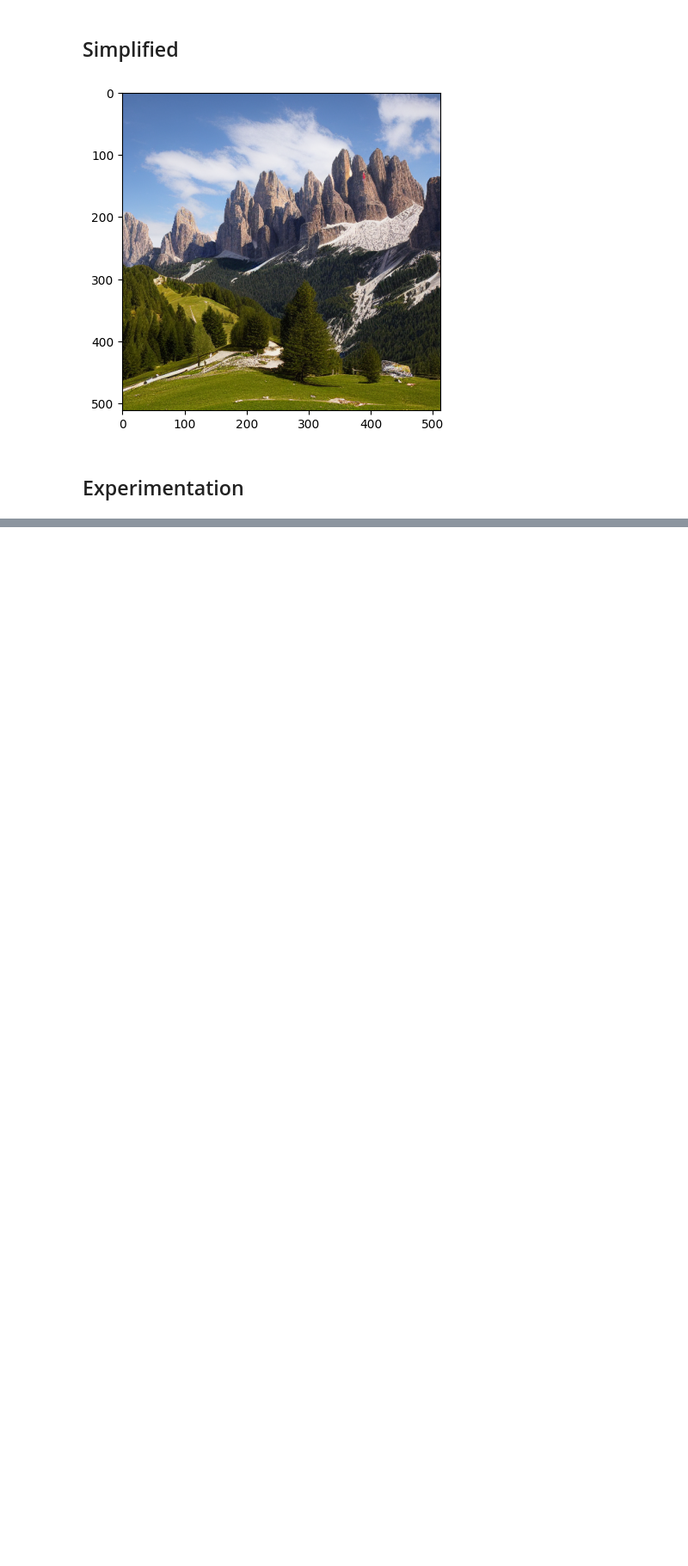
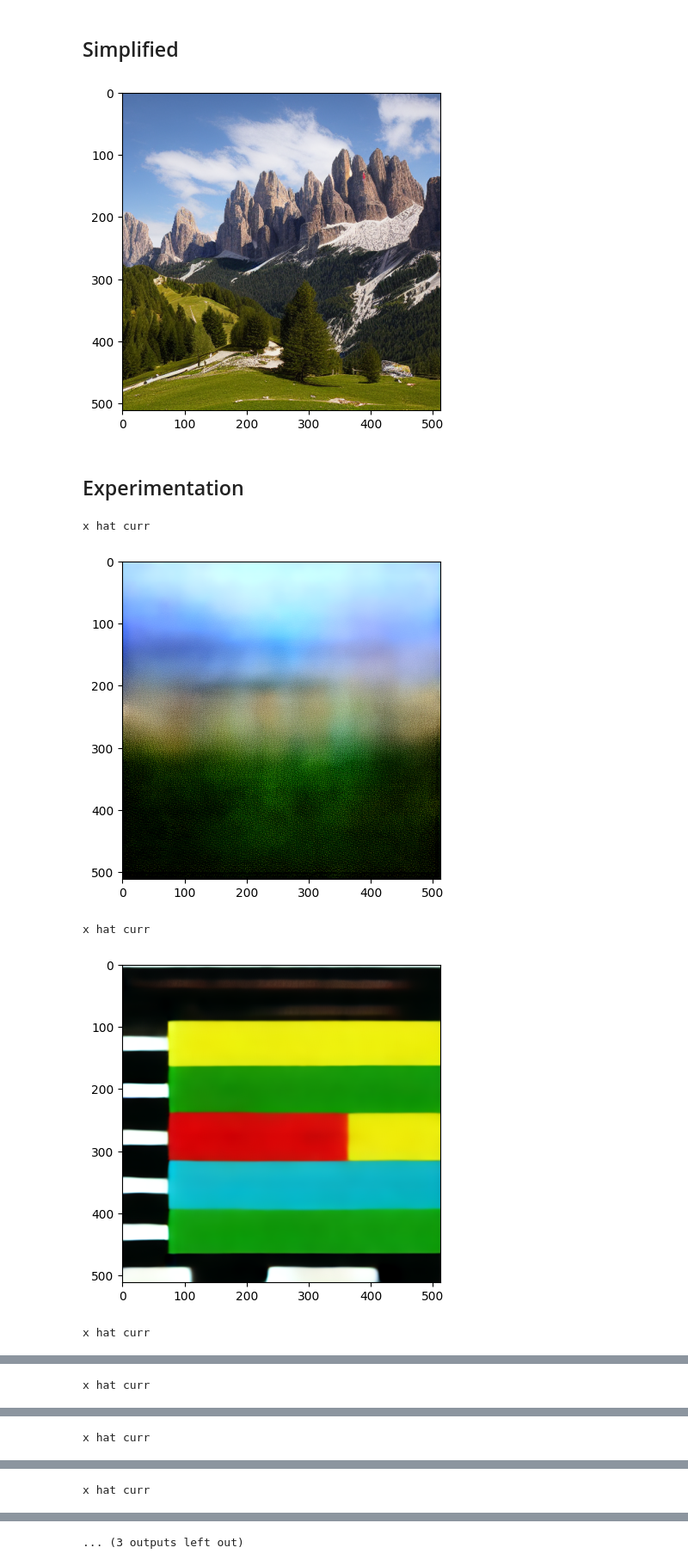
Before and after one commit to mcallisterdavid/PDS_Generation, a Jupyter notebook: pds/reverse_process_experiments.ipynb, the cells around one changed output, grey strips where cells are left out. Shown at 86% size. Drawn from its saved outputs; the diff is of its cells as text; code cells hidden in the pictures; blank space fills up the shorter version.

```diff
--- a/pds/reverse_process_experiments.ipynb
+++ b/pds/reverse_process_experiments.ipynb
@@ -357,7 +357,7 @@ plt.show()
 cfg = 7.5
 text_embeddings = get_text_embeds("a photo of the dolomites", "")
 
-num_inference_steps = 25
+num_inference_steps = 500
 ddpm_scheduler = DDIMScheduler.from_config(pipe.scheduler.config)
 ddpm_scheduler.num_inference_steps = num_inference_steps
 ddpm_scheduler.set_timesteps(num_inference_steps, device=device)
@@ -415,13 +415,7 @@ with torch.no_grad():
             noise_pred_text, noise_pred_uncond = noise_pred_curr.chunk(2)
             noise_pred_curr = noise_pred_uncond + cfg * (noise_pred_text - noise_pred_uncond)
 
-            tmp = ddpm_scheduler.step(noise_pred_curr, t_next, latents_noisy).pred_original_sample
-            print('xt diff', F.mse_loss(latents_noisy, latents_noisy_prev))
-            print('x_0 diff here', F.mse_loss(tmp, x_0_ref))
-            print('prediction diff', F.mse_loss(noise_pred_curr, noise_pred_prev))
-
         if i == 0:
-            # latents_noisy_prev = noise_pred
             latents_noisy_prev = ddpm_scheduler.add_noise(x_0_hat, noise_pred, t)
             latent_model_input = torch.cat([latents_noisy_prev] * 2, dim=0)
             noise_pred_prev = pipe.unet(
@@ -432,52 +426,53 @@ with torch.no_grad():
             noise_pred_text, noise_pred_uncond = noise_pred_prev.chunk(2)
             noise_pred_prev = noise_pred_uncond + cfg * (noise_pred_text - noise_pred_uncond)
         else:
-            # latents_noisy_prev = ddpm_scheduler.step(noise_pred_curr, t_next, latents_noisy).prev_sample
-            # latents_noisy_prev = x_t
             latents_noisy_prev = ddpm_scheduler.add_noise(x_0_hat, noise_pred_curr, t)
             latent_model_input = torch.cat([latents_noisy_prev] * 2, dim=0)
             noise_pred_prev = pipe.unet(
                 latent_model_input.to(torch.float16),
                 t_input.to(torch.float16),
                 encoder_hidden_states=text_embedding_input.to(torch.float16),
             ).sample
             noise_pred_text, noise_pred_uncond = noise_pred_prev.chunk(2)
             noise_pred_prev = noise_pred_uncond + cfg * (noise_pred_text - noise_pred_uncond)
 
-        # alpha_prod_t_prev = ddpm_scheduler.alphas_cumprod[t].to(device)
         alpha_prod_t_prev = ddpm_scheduler.alphas_cumprod[t].to(device)
         w = ((1 - alpha_prod_t_prev) / alpha_prod_t_prev) ** 0.5
 
         x_0_ref = ddpm_scheduler.step(noise_pred_prev, t, latents_noisy_prev).pred_original_sample
         x_t = ddpm_scheduler.step(noise_pred_prev, t, latents_noisy_prev).prev_sample
 
         x_0_hat_prev = x_0_hat
         x_0_hat += w * (noise_pred_curr - noise_pred_prev)
-        # x_0_hat += w * (noise_pred_prev - noise_pred_curr)
 
-        print('x hat diff:', F.mse_loss(
-            x_0_hat,
-            x_0_ref
-        ).item())
+        # print('x hat diff:', F.mse_loss(
+        #     x_0_hat,
+        #     x_0_ref
+        # ).item())
 
         noise_pred = noise_pred_prev
-        # noise_pred = torch.randn_like(noise_pred)
+        noise_pred = torch.randn_like(noise_pred)
 
-        if i % 9 == 0:
+        if i % 80 == 0:
             print("x hat curr")
             decoded = decode_latent(x_0_hat).numpy()
             plt.imshow(decoded)
             plt.show()
 
-            print("x hat pred")
-            # decoded = decode_latent(ddpm_scheduler.step(noise_pred_curr, t, latents_noisy).pred_original_sample).numpy()
-            decoded = decode_latent(x_0_ref).numpy()
-            plt.imshow(decoded)
-            plt.show()
+            # print("x hat pred")
+            # decoded = decode_latent(x_0_ref).numpy()
+            # plt.imshow(decoded)
+            # plt.show()
 
-        if i == 28:
-            break
+        # if i == 28:
+        #     break
 
 sidebyside = torch.cat((decode_latent(x_0_hat), decode_latent(x_0_ref)), dim=1).numpy()
 plt.imshow(sidebyside)
 plt.show()
+# %% [output]
+x hat curr
+[figure, added]
+x hat curr
+[figure, added]
+x hat curr
@@ -483,0 +480 @@ plt.show()
+x hat curr
@@ -483,0 +482 @@ plt.show()
+x hat curr
@@ -483,0 +484 @@ plt.show()
+x hat curr
@@ -483,0 +486 @@ plt.show()
+... (3 outputs left out)
```
Also changed, not shown: parts of 1 cell of this notebook, 2 other files.
